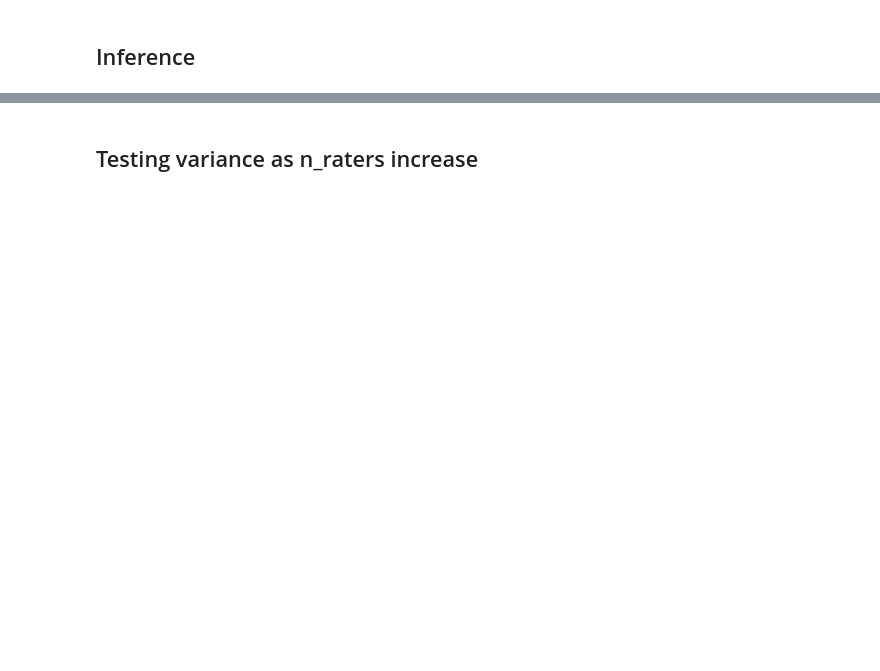
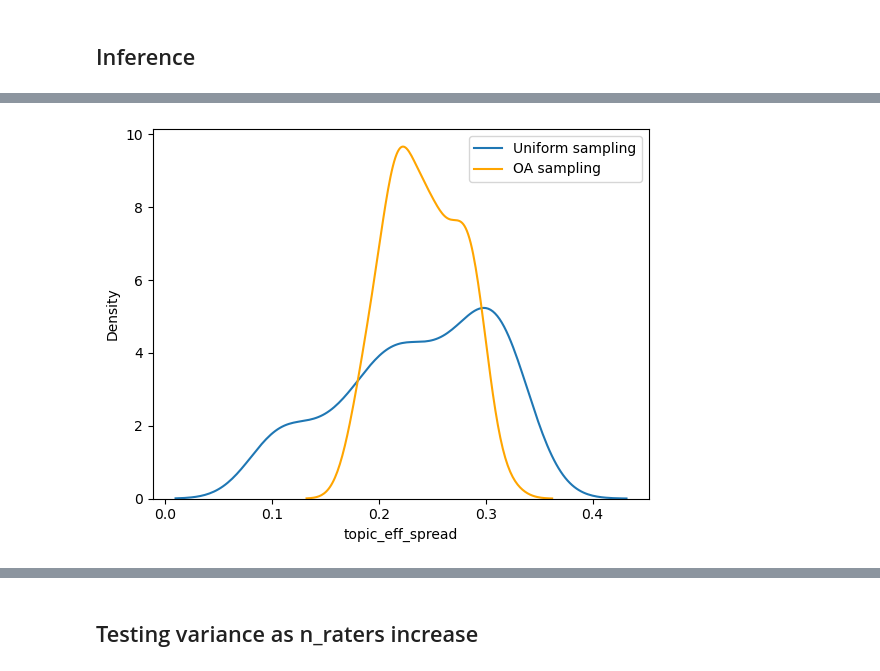
Before and after one commit to imrogerjiang/bayesian-inference-topic-measures, a Jupyter notebook: Checking Optimal Allocation.ipynb, the cells around one changed output, grey strips where cells are left out. Cells and saved outputs as stored; diff of their text form; code cells hidden in the pictures; blank space fills up the shorter version.

```diff
--- a/Checking Optimal Allocation.ipynb
+++ b/Checking Optimal Allocation.ipynb
@@ -405,0 +350,9 @@ print(c[(c["param"]=="za")]["sdOA"].mean(), c[(c["param"]=="sigma_a")]["meanOA"]
+# %%
+# Plotting total variance of uniform vs OA topic effects
+mu0 = c[(c["param"]=="mu")&(c["param_num"]=="0")]["mean"].item()
+mu1 = c[(c["param"]=="mu")&(c["param_num"]=="1")]["mean"].item()
+mu0OA = c[(c["param"]=="mu")&(c["param_num"]=="0")]["meanOA"].item()
+mu1OA = c[(c["param"]=="mu")&(c["param_num"]=="1")]["meanOA"].item()
+
+sigma_a = c[c["param"]=="sigma_a"]["mean"].item()
+sigma_aOA = c[c["param"]=="sigma_a"]["meanOA"].item()
@@ -405,0 +375,10 @@ print(c[(c["param"]=="za")]["sdOA"].mean(), c[(c["param"]=="sigma_a")]["meanOA"]
+# %%
+za = c[c["param"]=="za"]
+za[["sim_cordel_id", "sim_topic_id"]] = za["param_num"].str.split(",", expand=True)
+za["sim_cordel_id"] = za["sim_cordel_id"].str.strip().astype(int)
+za["sim_topic_id"] = za["sim_topic_id"].str.strip().astype(int)
+
+za.loc[za["sim_cordel_id"]==0,"topic_eff_spread"] = expit(mu0 + za["hdi_97%"]*sigma_a)-expit(mu0 + za["hdi_3%"]*sigma_a)
+za.loc[za["sim_cordel_id"]==1,"topic_eff_spread"] = expit(mu1 + za["hdi_97%"]*sigma_a)-expit(mu1 + za["hdi_3%"]*sigma_a)
+za.loc[za["sim_cordel_id"]==0,"topic_eff_spreadOA"] = expit(mu0OA + za["hdi_97%OA"]*sigma_a)-expit(mu0OA + za["hdi_3%OA"]*sigma_a)
+za.loc[za["sim_cordel_id"]==1,"topic_eff_spreadOA"] = expit(mu1OA + za["hdi_97%OA"]*sigma_a)-expit(mu1OA + za["hdi_3%OA"]*sigma_a)
@@ -405,0 +403,7 @@ print(c[(c["param"]=="za")]["sdOA"].mean(), c[(c["param"]=="sigma_a")]["meanOA"]
+# %%
+sns.kdeplot(za["topic_eff_spread"], label="Uniform sampling")
+sns.kdeplot(za["topic_eff_spreadOA"], color="orange", label="OA sampling")
+plt.legend()
+plt.show()
+# %% [output]
+[figure, added]
```
Also changed, not shown: parts of 46 cells of this notebook, 2 other files.
